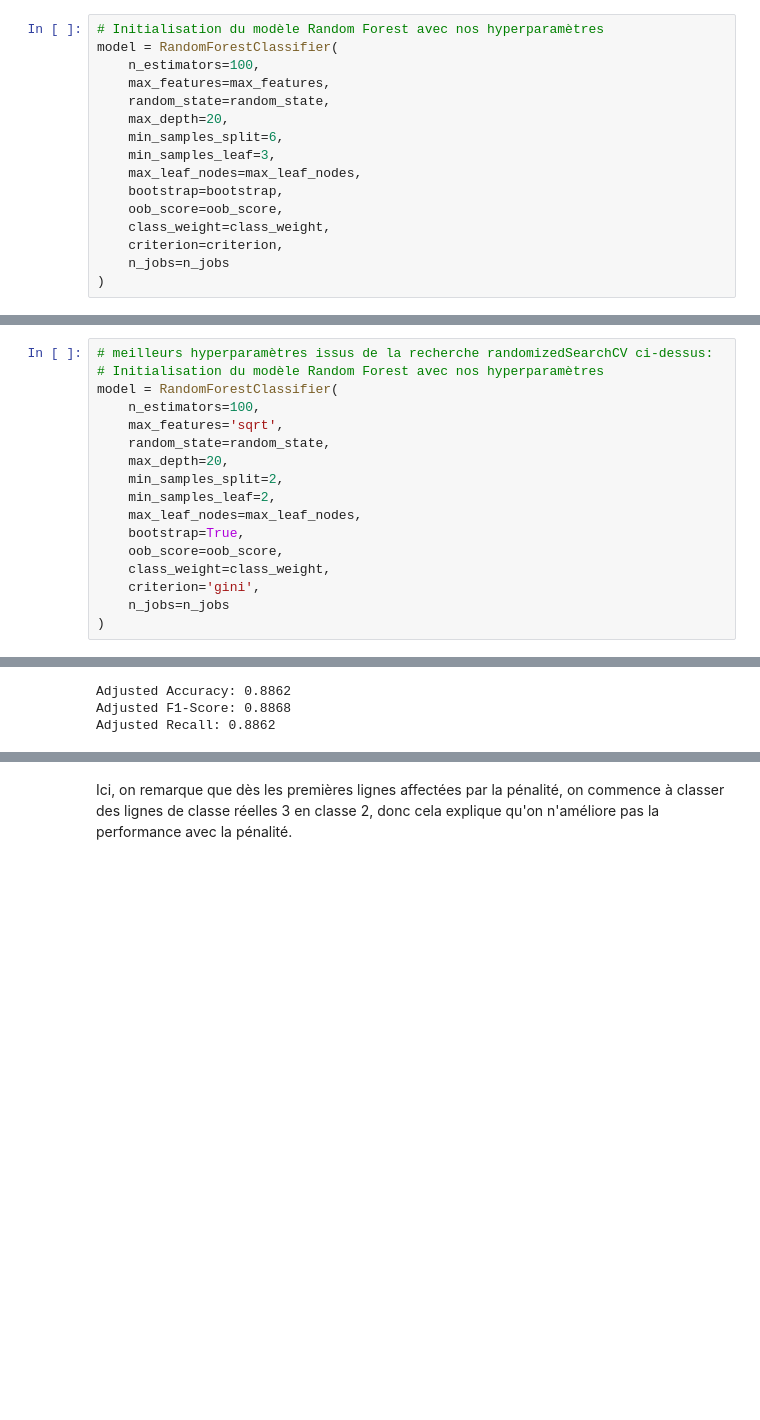
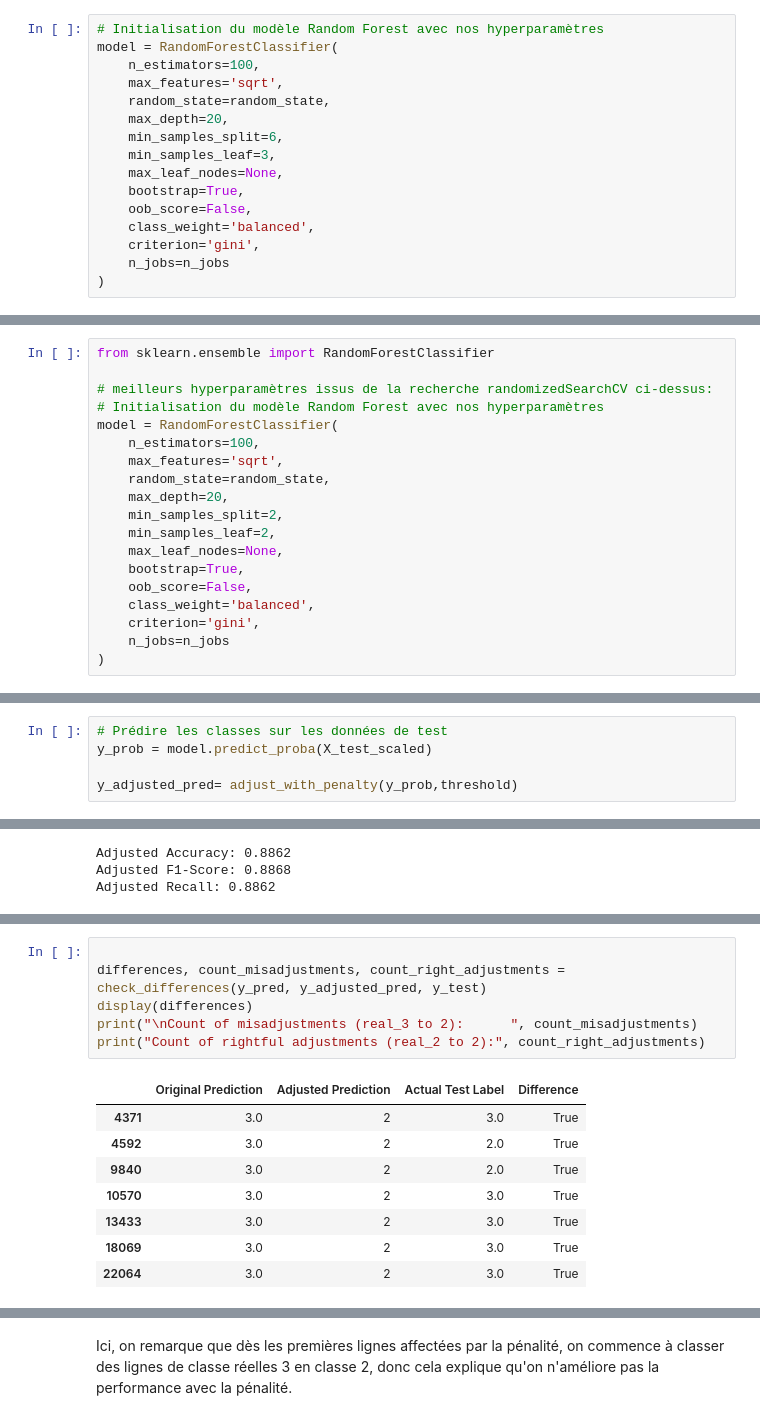
Before and after one commit to DataScientest-Studio/sept24_cds_co2, a Jupyter notebook: notebooks/6.1_model_cat_rf_denis.ipynb, the cells around one changed output, grey strips where cells are left out. Drawn from its saved outputs; the diff is of its cells as text; blank space fills up the shorter version.

```diff
--- a/notebooks/6.1_model_cat_rf_denis.ipynb
+++ b/notebooks/6.1_model_cat_rf_denis.ipynb
@@ -140,16 +150,16 @@ C'était celui-ci: RandomForestRegressor(min_samples_leaf=3, min_samples_split=6
 # Initialisation du modèle Random Forest avec nos hyperparamètres
 model = RandomForestClassifier(
     n_estimators=100,
-    max_features=max_features,
+    max_features='sqrt',
     random_state=random_state,
     max_depth=20,
     min_samples_split=6,
     min_samples_leaf=3,
-    max_leaf_nodes=max_leaf_nodes,
-    bootstrap=bootstrap,
-    oob_score=oob_score,
-    class_weight=class_weight,
-    criterion=criterion,
+    max_leaf_nodes=None,
+    bootstrap=True,
+    oob_score=False,
+    class_weight='balanced',
+    criterion='gini',
     n_jobs=n_jobs
 )
 # %%
@@ -355,4 +365,6 @@ with mlflow.start_run(run_name="RF_cat_01_temp01"):
 # %%
+from sklearn.ensemble import RandomForestClassifier
+
 # meilleurs hyperparamètres issus de la recherche randomizedSearchCV ci-dessus:
 # Initialisation du modèle Random Forest avec nos hyperparamètres
 model = RandomForestClassifier(
@@ -362,10 +374,10 @@ model = RandomForestClassifier(
     max_depth=20,
     min_samples_split=2,
     min_samples_leaf=2,
-    max_leaf_nodes=max_leaf_nodes,
+    max_leaf_nodes=None,
     bootstrap=True,
-    oob_score=oob_score,
-    class_weight=class_weight,
+    oob_score=False,
+    class_weight='balanced',
     criterion='gini',
     n_jobs=n_jobs
 )
@@ -416,3 +412,8 @@ for prob in y_prob:
+# %%
+# Prédire les classes sur les données de test
+y_prob = model.predict_proba(X_test_scaled)
+
+y_adjusted_pred= adjust_with_penalty(y_prob,threshold)
 # %%
 from sklearn.metrics import accuracy_score, f1_score, recall_score
 
@@ -458,0 +433,15 @@ display(differences)
+# %%
+
+differences, count_misadjustments, count_right_adjustments = check_differences(y_pred, y_adjusted_pred, y_test)
+display(differences)
+print("\nCount of misadjustments (real_3 to 2):      ", count_misadjustments)
+print("Count of rightful adjustments (real_2 to 2):", count_right_adjustments)
+# %% [output]
+|  | Original Prediction | Adjusted Prediction | Actual Test Label | Difference |
+| 4371 | 3.0 | 2 | 3.0 | True |
+| 4592 | 3.0 | 2 | 2.0 | True |
+| 9840 | 3.0 | 2 | 2.0 | True |
+| 10570 | 3.0 | 2 | 3.0 | True |
+| 13433 | 3.0 | 2 | 3.0 | True |
+| 18069 | 3.0 | 2 | 3.0 | True |
+| 22064 | 3.0 | 2 | 3.0 | True |
```
Also changed, not shown: parts of 12 cells of this notebook, 2 other files.
